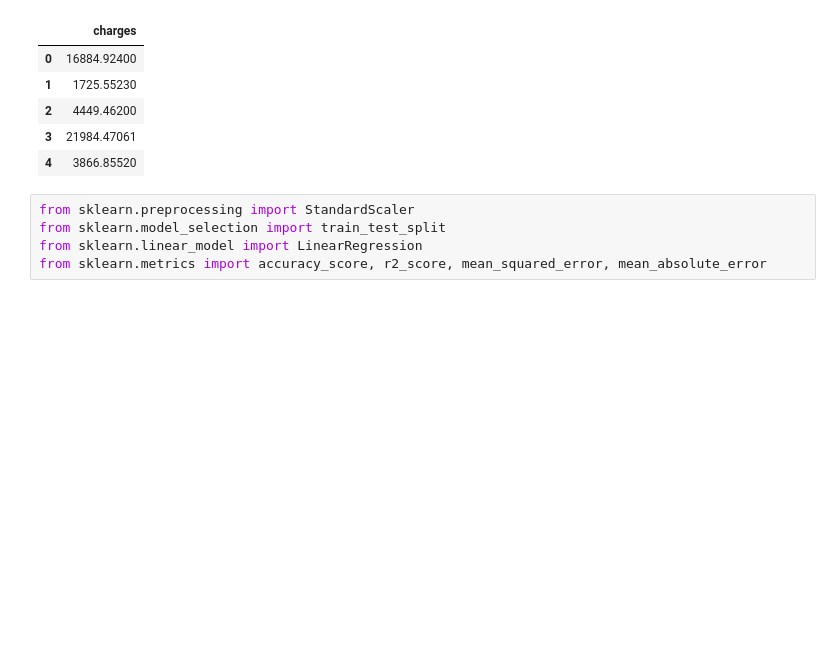
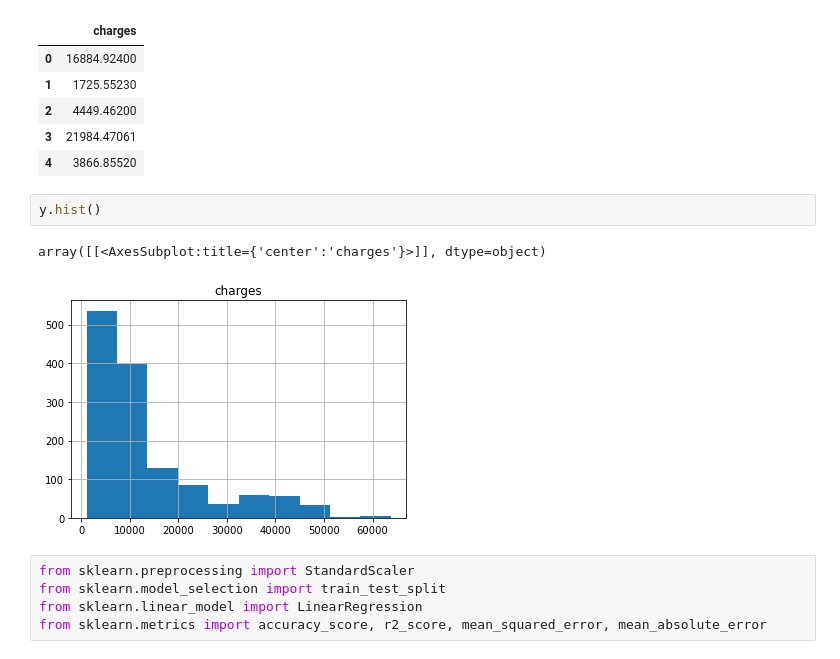
Before and after one commit to PrafulPatel363/Machine-Learning, a Jupyter notebook: Machine Learning Linear Regression (Insurance Data Prediction).ipynb, the cells around one changed output. Drawn from its saved outputs; the diff is of its cells as text; blank space fills up the shorter version.

```diff
--- a/Machine Learning Linear Regression (Insurance Data Prediction).ipynb
+++ b/Machine Learning Linear Regression (Insurance Data Prediction).ipynb
@@ -97,6 +97,11 @@ y.head()
 | 2 | 4449.46200 |
 | 3 | 21984.47061 |
 | 4 | 3866.85520 |
+# %%
+y.hist()
+# %% [output]
+array([[<AxesSubplot:title={'center':'charges'}>]], dtype=object)
+[figure, added]
 # %%
 from sklearn.preprocessing import StandardScaler
 from sklearn.model_selection import train_test_split
```
